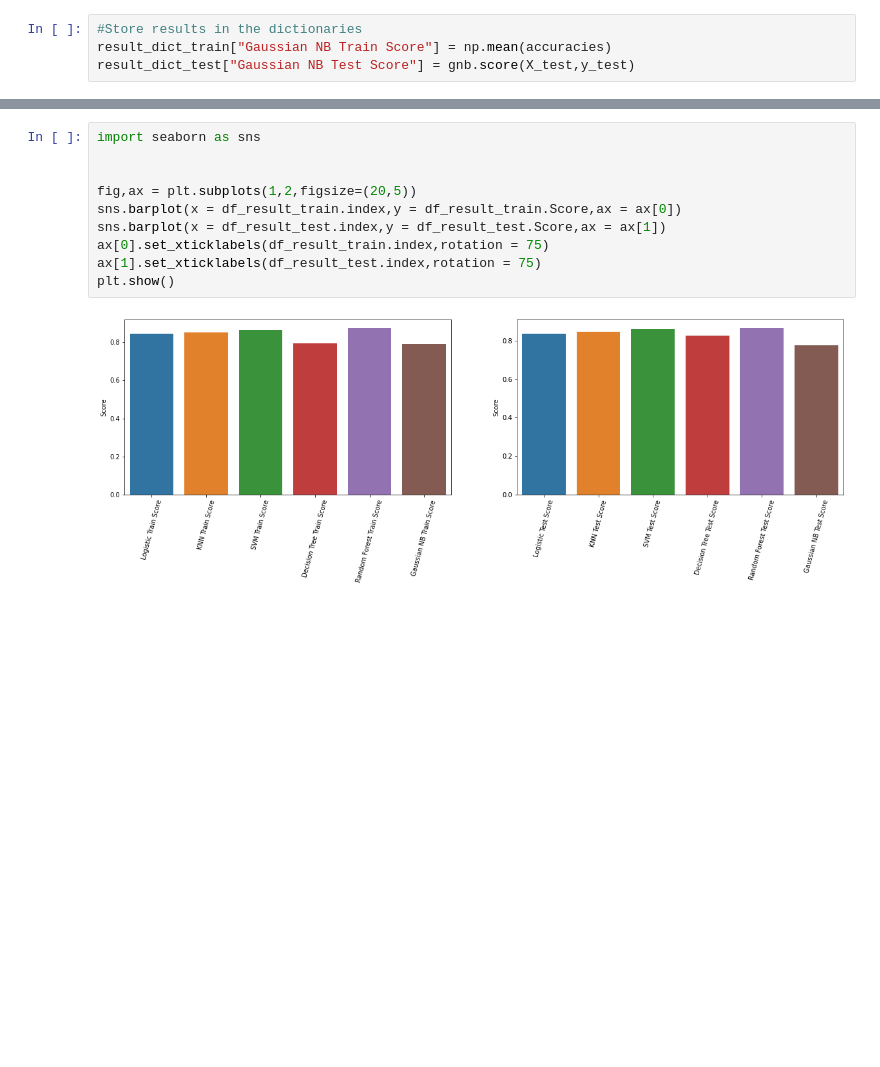
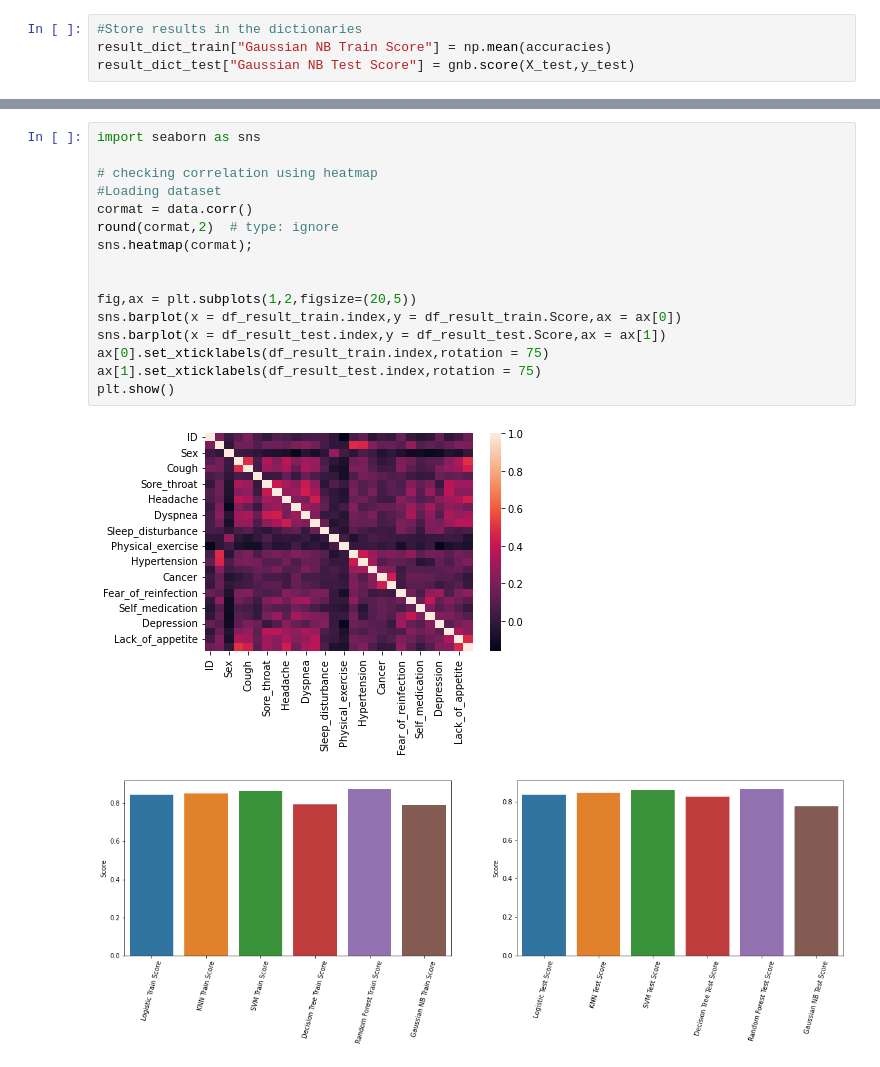
Before and after one commit to azratuni/Thesis, a Jupyter notebook: TestandTrain.ipynb, the cells around one changed output, grey strips where cells are left out. Drawn from its saved outputs; the diff is of its cells as text; blank space fills up the shorter version.

Commit message:
graph added

```diff
--- a/TestandTrain.ipynb
+++ b/TestandTrain.ipynb
@@ -243,13 +243,20 @@ df_result_test
 | Gaussian NB Test Score | 0.776119 |
 # %%
 import seaborn as sns
+
+# checking correlation using heatmap
+#Loading dataset
+cormat = data.corr()
+round(cormat,2)  # type: ignore
+sns.heatmap(cormat);
 
 
 fig,ax = plt.subplots(1,2,figsize=(20,5))
 sns.barplot(x = df_result_train.index,y = df_result_train.Score,ax = ax[0])
 sns.barplot(x = df_result_test.index,y = df_result_test.Score,ax = ax[1])
 ax[0].set_xticklabels(df_result_train.index,rotation = 75)
 ax[1].set_xticklabels(df_result_test.index,rotation = 75)
 plt.show()
 # %% [output]
-[figure, old version]
+[figure, new version]
+[figure, added]
```
Also changed, not shown: parts of 2 cells of this notebook.
